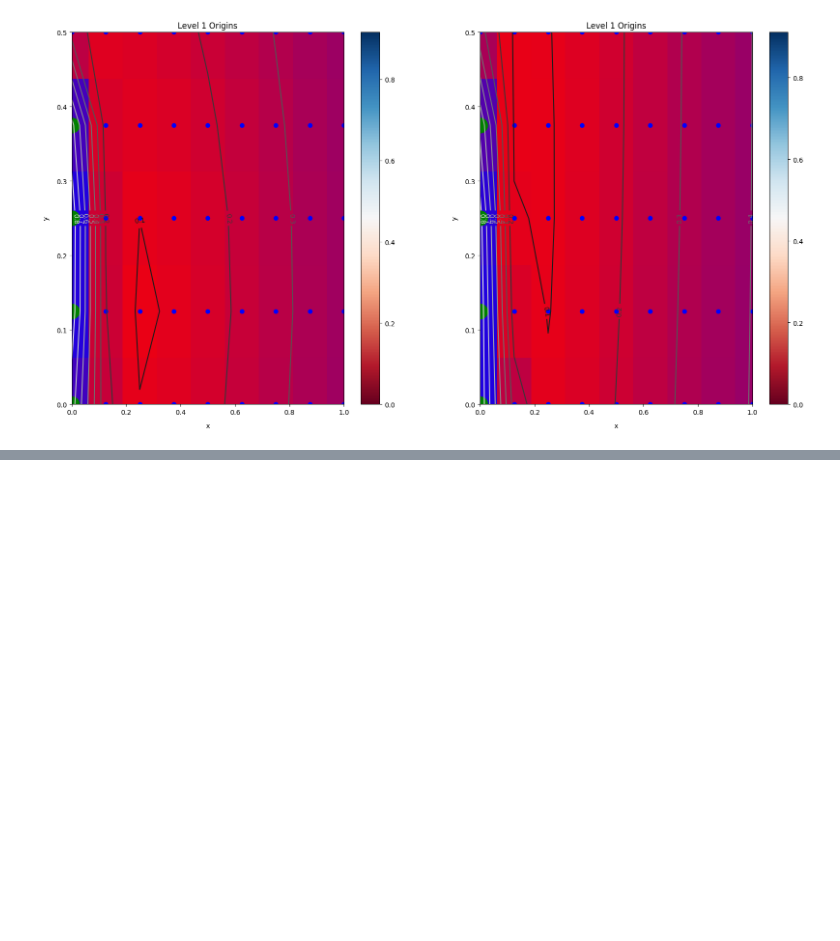
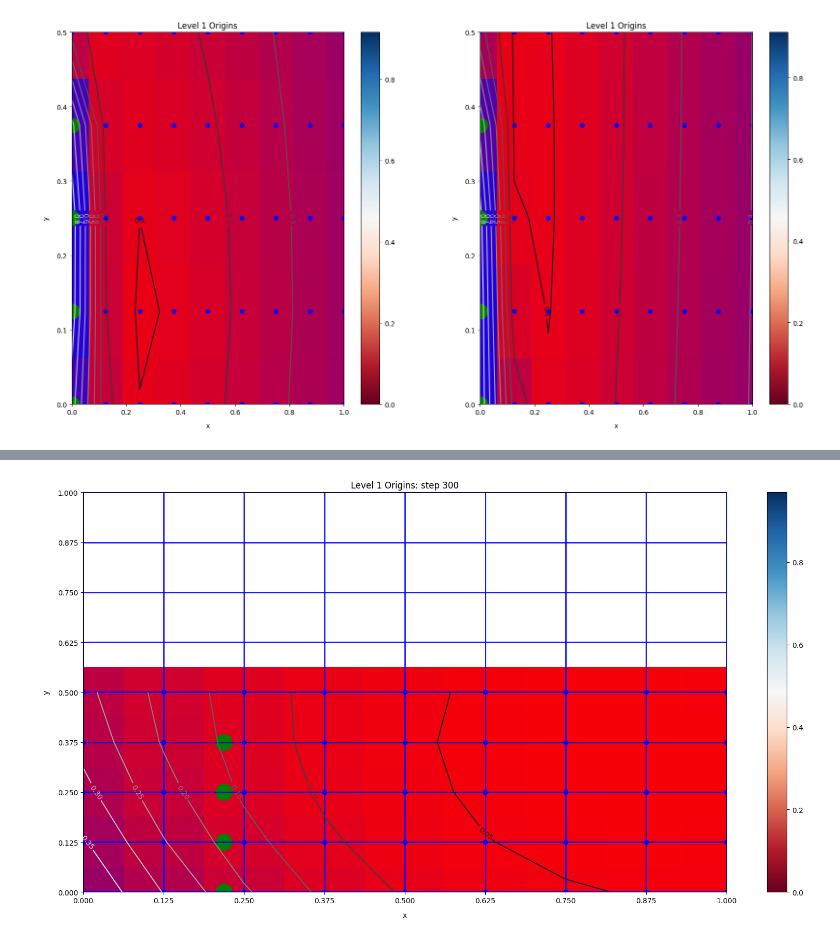
Before and after one commit to cpaolini/EBAMRINS, a Jupyter notebook: gpr.ipynb, the cells around one changed output, grey strips where cells are left out. Saved outputs shown, nothing was run; the diff lists cells and outputs as text; code cells hidden in the pictures; blank space fills up the shorter version.

```diff
--- a/gpr.ipynb
+++ b/gpr.ipynb
@@ -68,6 +62,10 @@ Y: (1001, 2)
 # %%
+X = np.unique(a[:,0]).reshape(-1, 1)
+print(f'X: {X.shape}')
+Y = np.empty((X.shape[0],2))
+print(f'Y: {Y.shape}')
 stepMin = 113
-stepMax = 120 # 500 #600
+stepMax = 500 # 500 #600
 file = r"C:\Users\paoli\Downloads\origins.mp4"
 path = Path(file)
 if path.is_file():
@@ -96,7 +94,7 @@ with writer.saving(fig, file, frames):
             condition = (A[:,0] == 1) # only level 1 boxes
             A = A[condition,1:3]
             for origin in range(A.shape[0]):
-                #print(f'{origin}: step {A[origin,0]}: {A[origin,1]}')
+                print(f'{origin}: step {A[origin,0]}: {A[origin,1]}')
                 plt.scatter(A[origin,0], A[origin,1], color = 'blue')
             writer.grab_frame()
             print(f'wrote step {step}')
@@ -185,8 +192,8 @@ for step in range(data.shape[0]):
         for origin in range(A.shape[0]):
             #print(f'{origin}: step {step}, origin ({A[origin,0]}, {A[origin,1]}), 2D offset {A[origin,1] * NCOLS + A[origin,0]}')
             offset2 = int(A[origin,1]/h * cols + A[origin,0]/h)
-            offset3 = int(step + N3 * (A[origin,0]/h + N2 * A[origin,1]/h))
-            print(f'x_i {i}, {origin}: step {step}, origin ({A[origin,0]}, {A[origin,1]}), 2D offset {offset2}, 3D offset {offset3}')
+            #offset3 = int(step + N3 * (A[origin,0]/h + N2 * A[origin,1]/h))
+            #print(f'x_i {i}, {origin}: step {step}, origin ({A[origin,0]}, {A[origin,1]}), 2D offset {offset2}, 3D offset {offset3}')
             #XX = np.append(XX,i)
             #yy = np.append(yy,offset3)
             y[offset2] = 1
@@ -308,3 +311,81 @@ x_i 4, 1: step 1000, origin (0.0, 0.125)
 x_i 4, 2: step 1000, origin (0.0, 0.25)
 x_i 4, 3: step 1000, origin (0.0, 0.375)
 [figure]
+# %%
+h = 0.125   # step size in the mesh
+x_min = 0.0
+x_max = 1.0
+y_min = 0.0
+y_max = 0.5
+xx, yy = np.meshgrid(np.arange(x_min, x_max+h, h), np.arange(y_min, y_max+h, h))
+rows = xx.shape[0]
+cols = xx.shape[1]
+data = np.unique(a[:,0]).reshape(-1, 1)
+pad = np.zeros((xx.shape[0], xx.shape[1], 1))
+X = np.empty((rows * cols, 2))
+print(f'data: {data.shape}')
+stepMin = 200
+stepMax = 300 #500 #600
+file = r"C:\Users\paoli\Downloads\rbf_isotropic_2.mp4"
+path = Path(file)
+if path.is_file():
+    os.remove(file)
+FFMpegWriter = manimation.writers["ffmpeg"]
+metadata = dict(title="rbf_isotropic", artist="Matplotlib", comment="AMR Testcase")
+writer = FFMpegWriter(fps=10,metadata=metadata)
+fig = plt.figure(figsize=(20,10))
+major_ticks = np.arange(x_min, x_max+h, h)
+ax = fig.add_subplot(111)
+colors = ["r", "b", "g", "y", "m", "c"]
+frames=stepMax-stepMin+1
+
+with writer.saving(fig, file, frames):
+    for step in range(data.shape[0]):
+        if stepMin <= step <= stepMax:
+            y = np.zeros(rows * cols, dtype=int)
+            plt.clf()
+            condition = (a[:,0] == step)
+            A = a[condition,1:4]
+            condition = (A[:,0] == 1) # only level 1 boxes
+            A = A[condition,1:3]
+            for origin in range(A.shape[0]):
+                offset2D = int(A[origin,1]/h * cols + A[origin,0]/h)
+                print(f'training: {origin}: step {step}, origin ({A[origin,0]}, {A[origin,1]}), 2D offset {offset2D}')
+                #X[int(A[origin,0]),int(A[origin,1])] = 1
+                y[offset2D] = 1
+
+            kernel = 1.0 * RBF([1.0])
+            gpc_rbf_isotropic = GaussianProcessClassifier(kernel=kernel).fit(X, y)
+
+            Z = gpc_rbf_isotropic.predict_proba(np.c_[xx.ravel(), yy.ravel()])
+            Z = Z.reshape((xx.shape[0], xx.shape[1], 2))
+            ZZ = np.dstack((Z,pad))
+            ZZ[:,:,[2,1]] =  ZZ[:,:,[1,2]]
+
+            plt.xlabel("x",labelpad=10)
+            plt.ylabel("y",labelpad=10)
+            plt.title(f"Level 1 Origins: step {step}")
+            plt.axis([x_min, x_max, y_min, y_max])
+            ax = plt.gca()
+            ax.set_xticks(major_ticks)
+            ax.set_yticks(major_ticks)
+            ax.grid(which='both')
+
+            plot = plt.pcolormesh(xx, yy, ZZ, cmap='RdBu', shading='nearest')
+            plt.scatter(xx, yy, color = 'blue')
+            ax.grid(color='b', linestyle='-', linewidth=2, alpha=0.9)
+
+            for origin in range(A.shape[0]):
+                print(f'inferencing: {origin}: step {step}, origin ({A[origin,0]}, {A[origin,1]})')
+                plt.scatter(A[origin,0], A[origin,1], c="g", marker='o', s=500) # ground truth
+
+            # contour needs the centers
+            cset = plt.contour(xx, yy, Z[:,:,1], cmap='gray')
+            plt.clabel(cset, inline=True)
+            plt.colorbar(plot)
+
+            writer.grab_frame()
+            print(f'wrote step {step}')
+
+writer.finish()
+# %% [output]
@@ -310,0 +409 @@ x_i 4, 3: step 1000, origin (0.0, 0.375)
+[figure, added]
```
Also changed, not shown: parts of 6 cells of this notebook.
